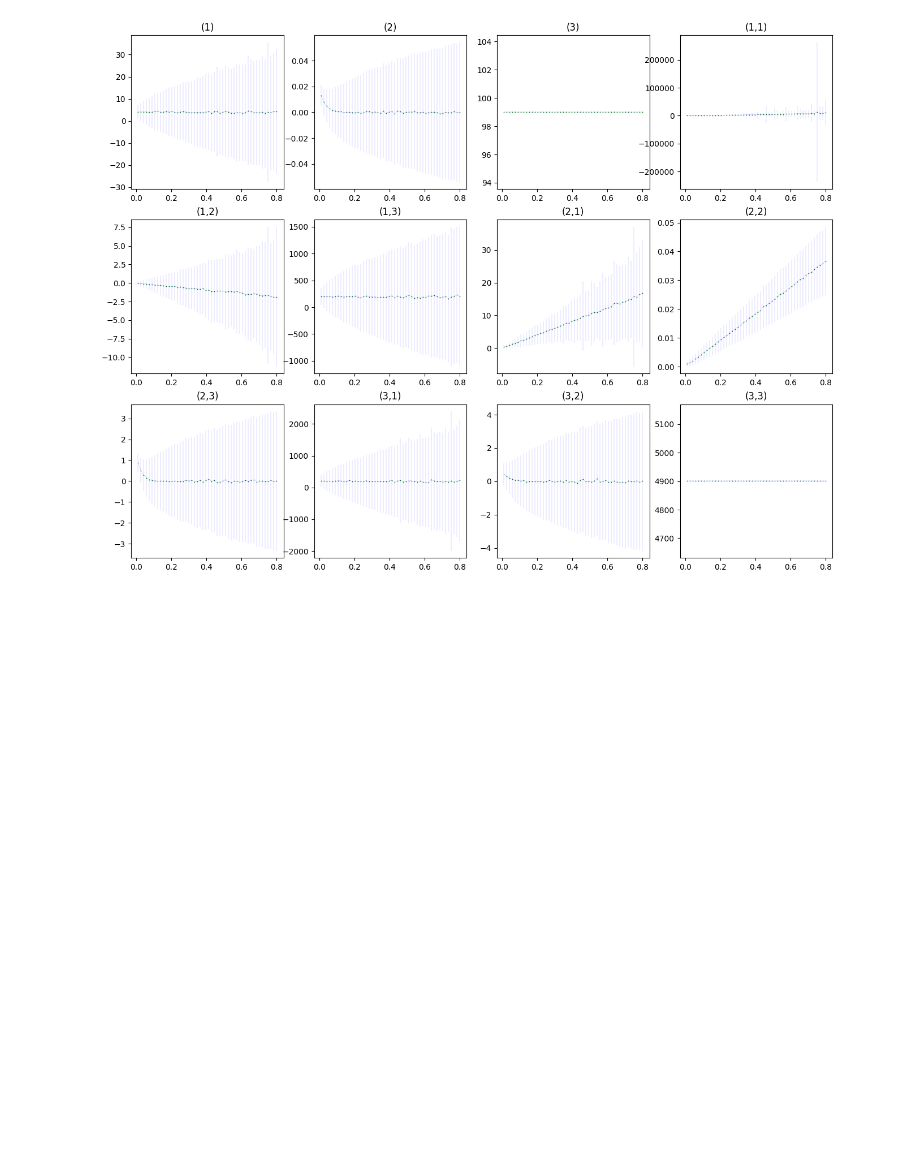
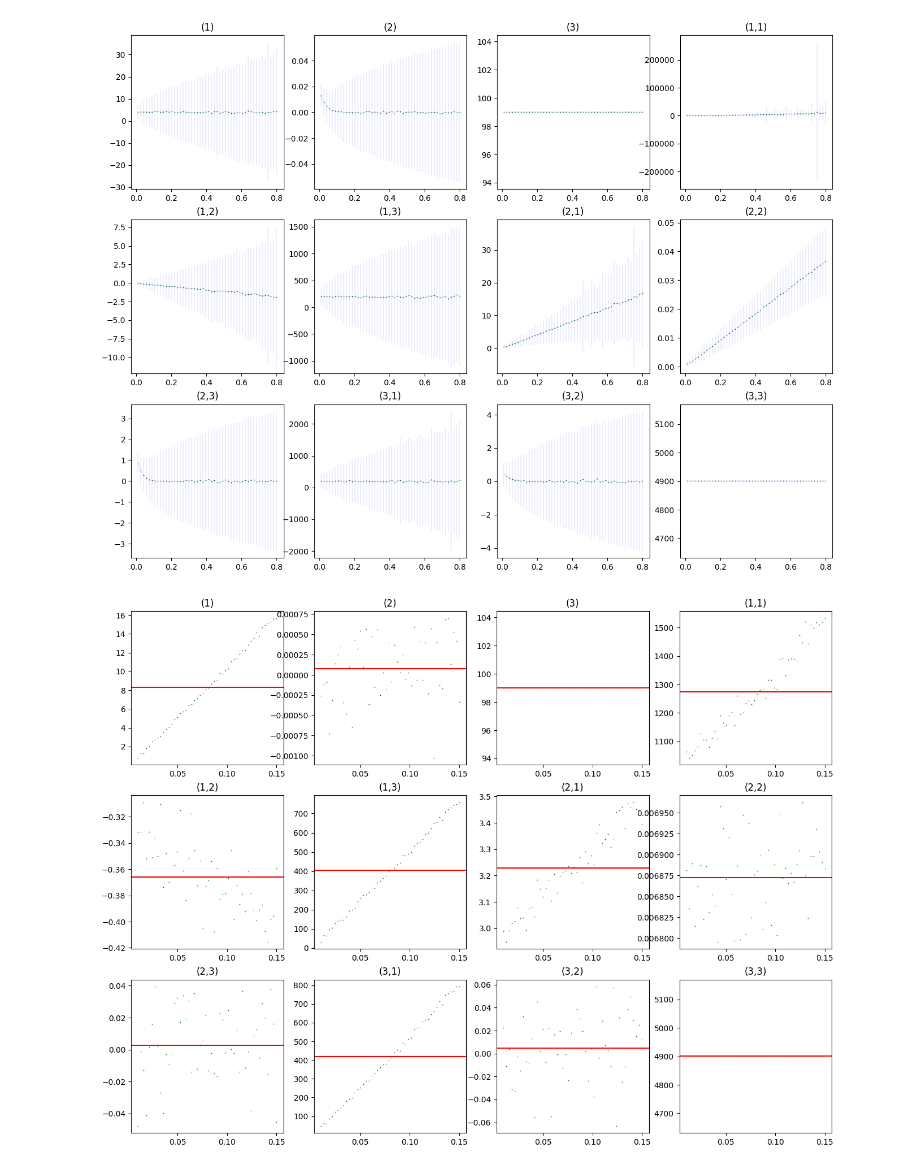
Before and after one commit to Agnetnoan/Expected-Signatures-and-Heston-Model, a Jupyter notebook: plots_with_standard_deviation_by_1_parameter.ipynb, the cells around one changed output. Drawn from its saved outputs; the diff is of its cells as text; code cells hidden in the pictures; blank space fills up the shorter version.

```diff
--- a/plots_with_standard_deviation_by_1_parameter.ipynb
+++ b/plots_with_standard_deviation_by_1_parameter.ipynb
@@ -360,0 +374,43 @@ for i, ax in enumerate(axs):
+# %%
+def signatures_calculations_rs(S, T, rs, kappas, thetas, v_0s, rhos, sigmas, steps, paths):
+    count=0
+    for r in rs:
+            # Caclulation of 10000 paths of prices and sigmas
+            prices_1, sigs_1 = generate_heston_paths(S, T, r, kappas, thetas, thetas, rhos, sigmas, steps, paths, return_vol=True)
+
+            for j in range(paths):
+                     prices_and_sigs_with_time_tensor[j] = torch.tensor([prices_1[j], sigs_1[j], time_array]).T
+                    #     shape of prices_and_sigs_witout_time_tensor=torch.Size([10000, 100, 3])
+
+            sign_ps_signatory_differentranges[count] = signatory.signature(prices_and_sigs_with_time_tensor, depth_of_sig)
+            #     shape of  sign_ps_signatory_differentranges=torch.Size([500, 10000, 12])
+
+            Exp_sign_signatory_results[count] = torch.mean(sign_ps_signatory_differentranges[count], axis=0)
+            #     shape of  Exp_sign_signatory_results=torch.Size([500, 12])
+            Std_sign_signatory_results[count] = torch.std(sign_ps_signatory_differentranges[count],dim=0)
+            #     shape of  Std_sign_signatory_results=torch.Size([50, 12])
+
+            count = count + 1
+    return sign_ps_signatory_differentranges,Exp_sign_signatory_results, Std_sign_signatory_results
+# %%
+results_rs=signatures_calculations_rs(S, T, rs, kappas, thetas, v_0s, rhos, sigmas, steps, paths)
+signatures_results_rs=results_rs[0]
+Exp_signatures_results_rs=results_rs[1]
+Std_sign_signatory_thetas=results_rs[2]
+# %%
+# Plot the scatter plots of components of the expected signatures
+fig, axs = plt.subplots(3, 4, figsize=(4*4, 3*4))
+axs = axs.ravel()
+for i, ax in enumerate(axs):
+    ax.title.set_text(sig_keys.split()[i+1])
+    ax.scatter(rs,Exp_signatures_results_rs.T[i], color='green', linewidth=0.15, s=1, alpha=1)
+    ax.axhline(torch.mean(Exp_signatures_results_rs.T[i]), color='red')
+
+#     As we can observe, keys (1,2) and (2,1) have general but opposite trends with respect to parameter change.
+#     So with the growth of interest rate r, the value of (1,2) tends to decrease, but the value of (2,1) tends to increase.
+#     The key (1,1) also has a slight trend to increase, however it has even bigger volatily if we compare it with (2,1).
+#     For time keys like (3) and (3,3) we have constant as always, since it does not change from the parameters
+#     However, for the keys (1), (2) (1,3), (2,2), (2,3), (3,1) and (3,2) we cannot say anything in particular, besides that
+#     they have a big volatility.
+# %% [output]
+[figure, added]
```
Also changed, not shown: parts of 3 cells of this notebook.
